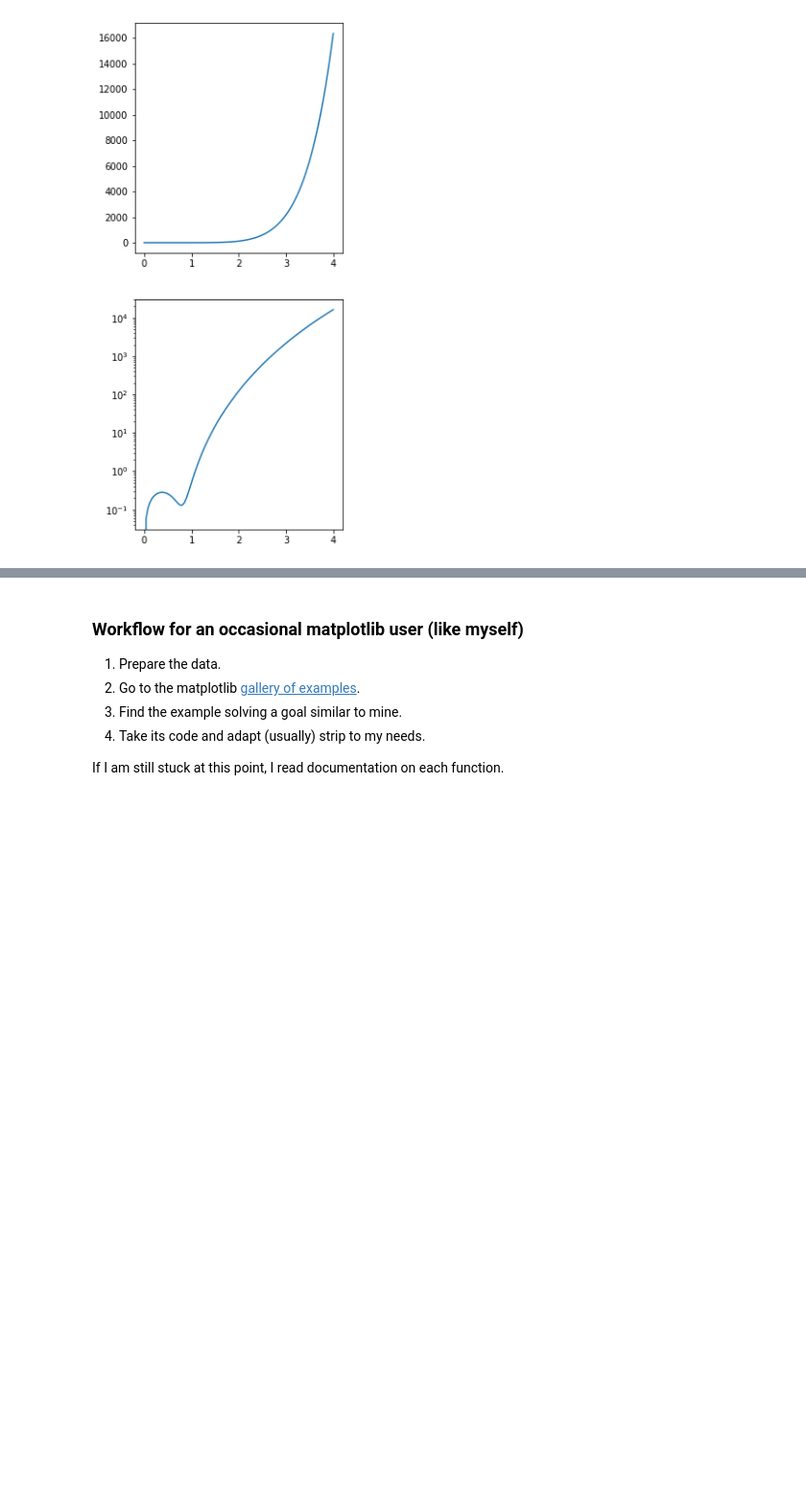
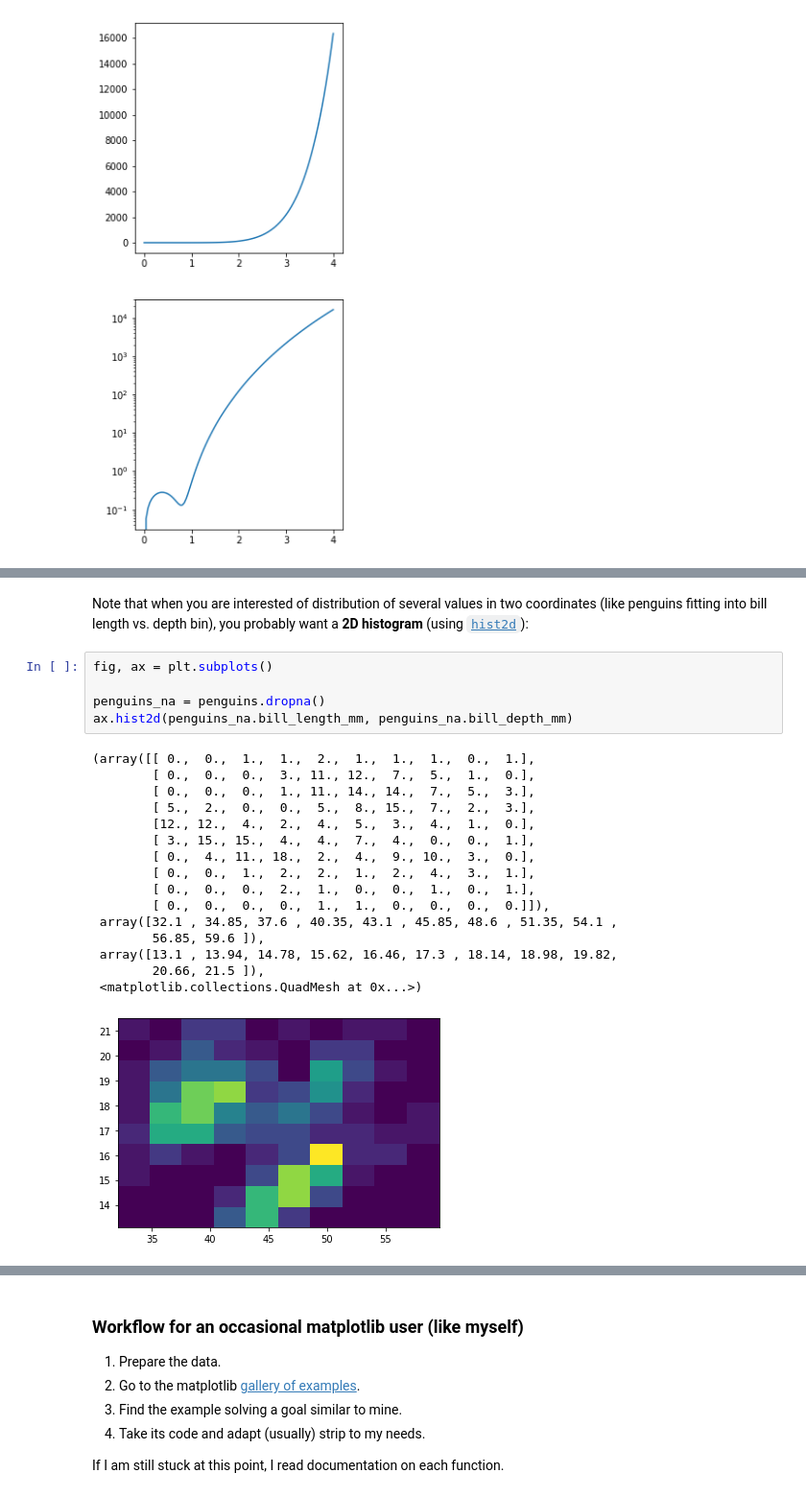
Before and after one commit to HiLASEPythonCourse/hilase-python-course-2021, a Jupyter notebook: 180_static_plots.ipynb, the cells around one changed output, grey strips where cells are left out. Shown at 96% size. Cells and saved outputs as stored; diff of their text form; blank space fills up the shorter version.

```diff
--- a/180_static_plots.ipynb
+++ b/180_static_plots.ipynb
@@ -388,0 +453,26 @@ ax[1].set_yscale("log")
+# %% [markdown]
+Note that when you are interested of distribution of several values in two coordinates
+(like penguins fitting into bill length vs. depth bin), you probably want
+a **2D histogram** (using [`hist2d`](https://matplotlib.org/3.3.3/api/_as_gen/matplotlib.axes.Axes.hist2d.html)):
+# %%
+fig, ax = plt.subplots()
+
+penguins_na = penguins.dropna()
+ax.hist2d(penguins_na.bill_length_mm, penguins_na.bill_depth_mm)
+# %% [output]
+(array([[ 0.,  0.,  1.,  1.,  2.,  1.,  1.,  1.,  0.,  1.],
+        [ 0.,  0.,  0.,  3., 11., 12.,  7.,  5.,  1.,  0.],
+        [ 0.,  0.,  0.,  1., 11., 14., 14.,  7.,  5.,  3.],
+        [ 5.,  2.,  0.,  0.,  5.,  8., 15.,  7.,  2.,  3.],
+        [12., 12.,  4.,  2.,  4.,  5.,  3.,  4.,  1.,  0.],
+        [ 3., 15., 15.,  4.,  4.,  7.,  4.,  0.,  0.,  1.],
+        [ 0.,  4., 11., 18.,  2.,  4.,  9., 10.,  3.,  0.],
+        [ 0.,  0.,  1.,  2.,  2.,  1.,  2.,  4.,  3.,  1.],
+        [ 0.,  0.,  0.,  2.,  1.,  0.,  0.,  1.,  0.,  1.],
+        [ 0.,  0.,  0.,  0.,  1.,  1.,  0.,  0.,  0.,  0.]]),
+ array([32.1 , 34.85, 37.6 , 40.35, 43.1 , 45.85, 48.6 , 51.35, 54.1 ,
+        56.85, 59.6 ]),
+ array([13.1 , 13.94, 14.78, 15.62, 16.46, 17.3 , 18.14, 18.98, 19.82,
+        20.66, 21.5 ]),
+ <matplotlib.collections.QuadMesh at 0x...>)
+[figure, added]
```
Also changed, not shown: parts of 8 cells of this notebook.
